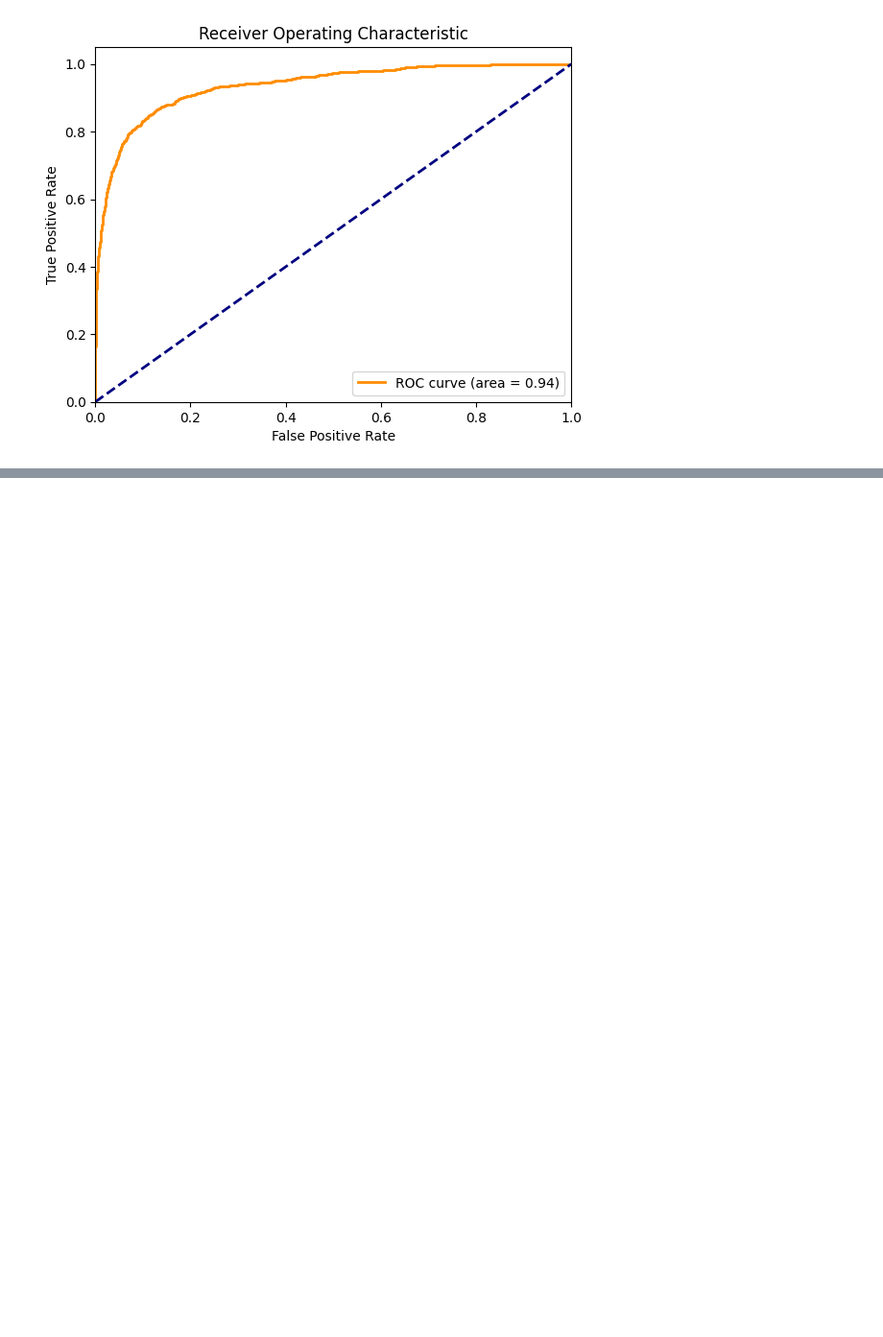
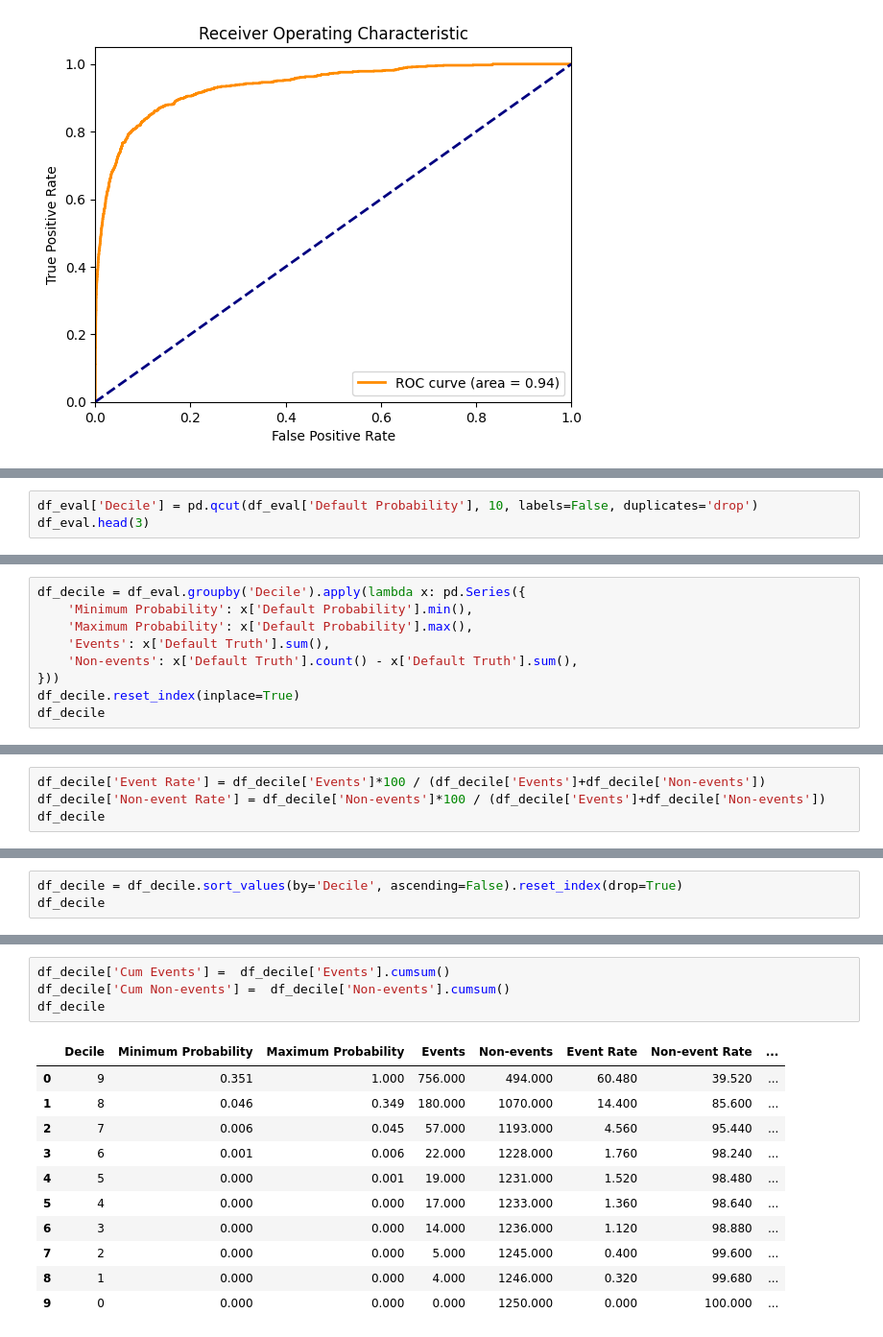
Before and after one commit to sumit-sah314/credit-risk-modeling, a Jupyter notebook: credit_risk_modeling.ipynb, the cells around one changed output, grey strips where cells are left out. Shown at 96% size. Cells and saved outputs as stored; diff of their text form; blank space fills up the shorter version.

```diff
--- a/credit_risk_modeling.ipynb
+++ b/credit_risk_modeling.ipynb
@@ -1194,0 +1212,3 @@ plt.show()
+# %%
+df_eval['Decile'] = pd.qcut(df_eval['Default Probability'], 10, labels=False, duplicates='drop')
+df_eval.head(3)
@@ -1194,0 +1232,9 @@ plt.show()
+# %%
+df_decile = df_eval.groupby('Decile').apply(lambda x: pd.Series({
+    'Minimum Probability': x['Default Probability'].min(),
+    'Maximum Probability': x['Default Probability'].max(),
+    'Events': x['Default Truth'].sum(),
+    'Non-events': x['Default Truth'].count() - x['Default Truth'].sum(),
+}))
+df_decile.reset_index(inplace=True)
+df_decile
@@ -1194,0 +1253,4 @@ plt.show()
+# %%
+df_decile['Event Rate'] = df_decile['Events']*100 / (df_decile['Events']+df_decile['Non-events'])
+df_decile['Non-event Rate'] = df_decile['Non-events']*100 / (df_decile['Events']+df_decile['Non-events'])
+df_decile
@@ -1194,0 +1269,3 @@ plt.show()
+# %%
+df_decile = df_decile.sort_values(by='Decile', ascending=False).reset_index(drop=True)
+df_decile
@@ -1194,0 +1284,16 @@ plt.show()
+# %%
+df_decile['Cum Events'] =  df_decile['Events'].cumsum()
+df_decile['Cum Non-events'] =  df_decile['Non-events'].cumsum()
+df_decile
+# %% [output]
+|  | Decile | Minimum Probability | Maximum Probability | Events | Non-events | Event Rate | Non-event Rate | ... |
+| 0 | 9 | 0.351 | 1.000 | 756.000 | 494.000 | 60.480 | 39.520 | ... |
+| 1 | 8 | 0.046 | 0.349 | 180.000 | 1070.000 | 14.400 | 85.600 | ... |
+| 2 | 7 | 0.006 | 0.045 | 57.000 | 1193.000 | 4.560 | 95.440 | ... |
+| 3 | 6 | 0.001 | 0.006 | 22.000 | 1228.000 | 1.760 | 98.240 | ... |
+| 4 | 5 | 0.000 | 0.001 | 19.000 | 1231.000 | 1.520 | 98.480 | ... |
+| 5 | 4 | 0.000 | 0.000 | 17.000 | 1233.000 | 1.360 | 98.640 | ... |
+| 6 | 3 | 0.000 | 0.000 | 14.000 | 1236.000 | 1.120 | 98.880 | ... |
+| 7 | 2 | 0.000 | 0.000 | 5.000 | 1245.000 | 0.400 | 99.600 | ... |
+| 8 | 1 | 0.000 | 0.000 | 4.000 | 1246.000 | 0.320 | 99.680 | ... |
+| 9 | 0 | 0.000 | 0.000 | 0.000 | 1250.000 | 0.000 | 100.000 | ... |
```
Also changed, not shown: parts of 19 cells of this notebook.
